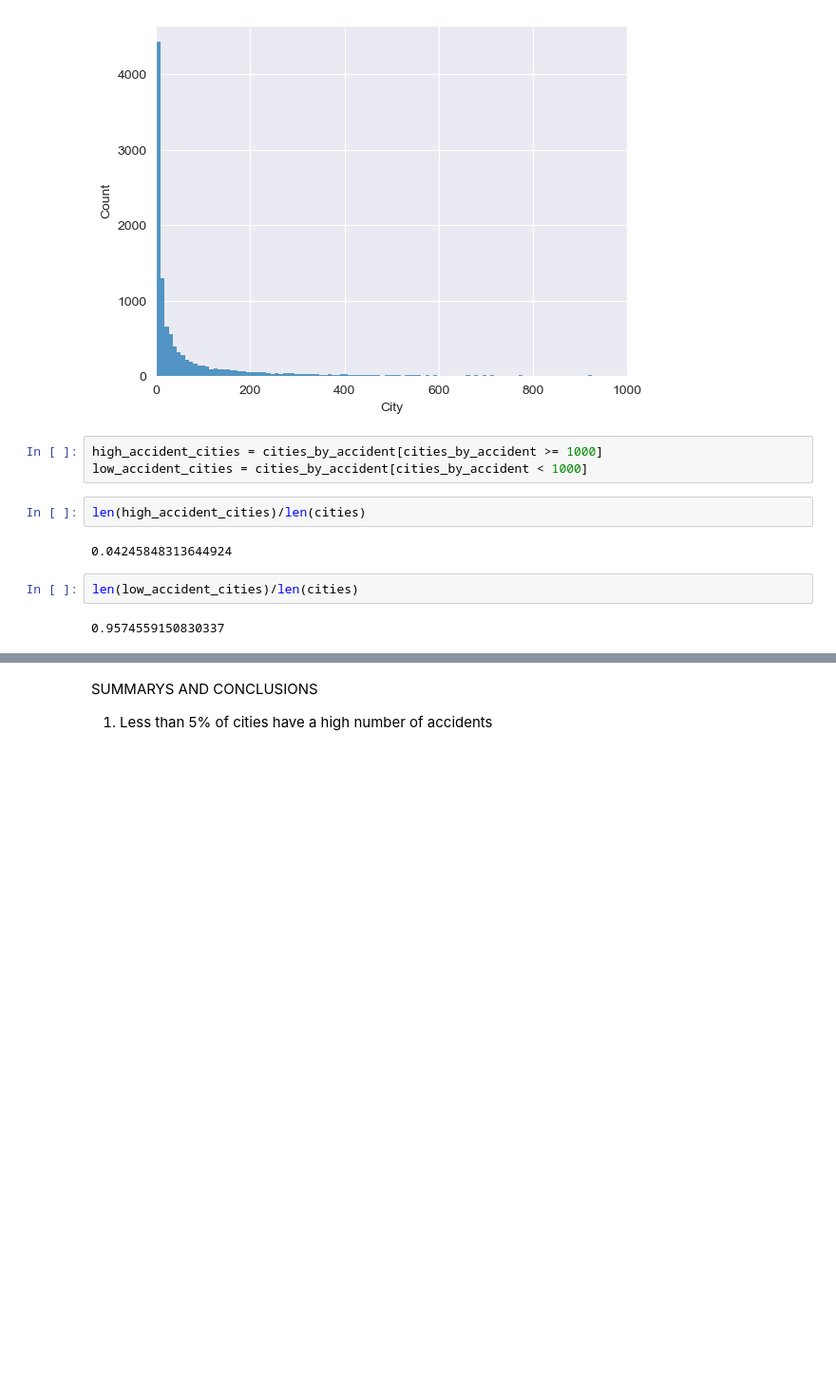
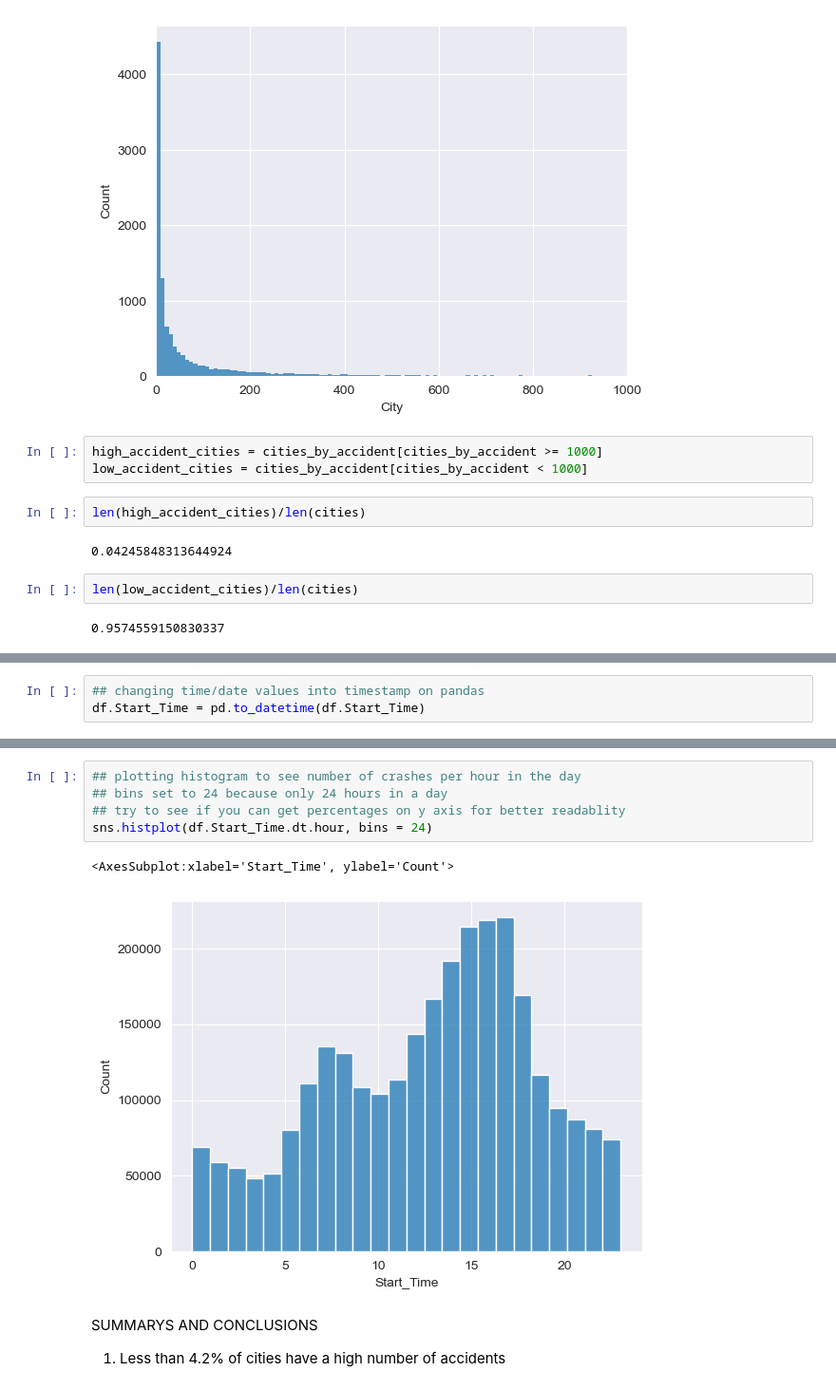
Before and after one commit to nilaymenon24/EDA-on-US-Accidents, a Jupyter notebook: EDA on US Accidents .ipynb, the cells around one changed output, grey strips where cells are left out. Shown at 95% size. Cells and saved outputs as stored; diff of their text form; blank space fills up the shorter version.

Commit message:
Time Analysis started

```diff
--- a/EDA on US Accidents .ipynb
+++ b/EDA on US Accidents .ipynb
@@ -186,0 +189,3 @@ len(low_accident_cities)/len(cities)
+# %%
+## changing time/date values into timestamp on pandas
+df.Start_Time = pd.to_datetime(df.Start_Time)
@@ -187,4 +208,12 @@ len(low_accident_cities)/len(cities)
+# %%
+## plotting histogram to see number of crashes per hour in the day
+## bins set to 24 because only 24 hours in a day
+## try to see if you can get percentages on y axis for better readablity
+sns.histplot(df.Start_Time.dt.hour, bins = 24)
+# %% [output]
+<AxesSubplot:xlabel='Start_Time', ylabel='Count'>
+[figure, added]
 # %% [markdown]
 SUMMARYS AND CONCLUSIONS
 
-1. Less than 5% of cities have a high number of accidents
+1. Less than 4.2% of cities have a high number of accidents
```
Also changed, not shown: parts of 2 cells of this notebook.
